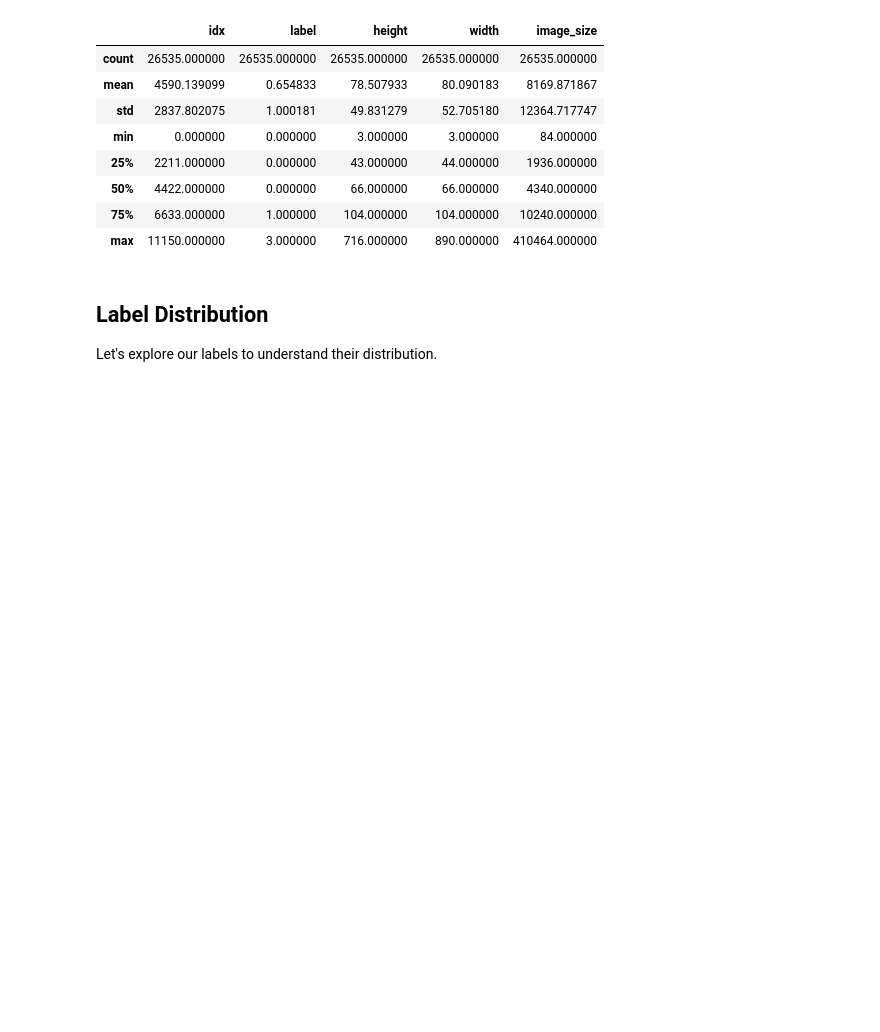
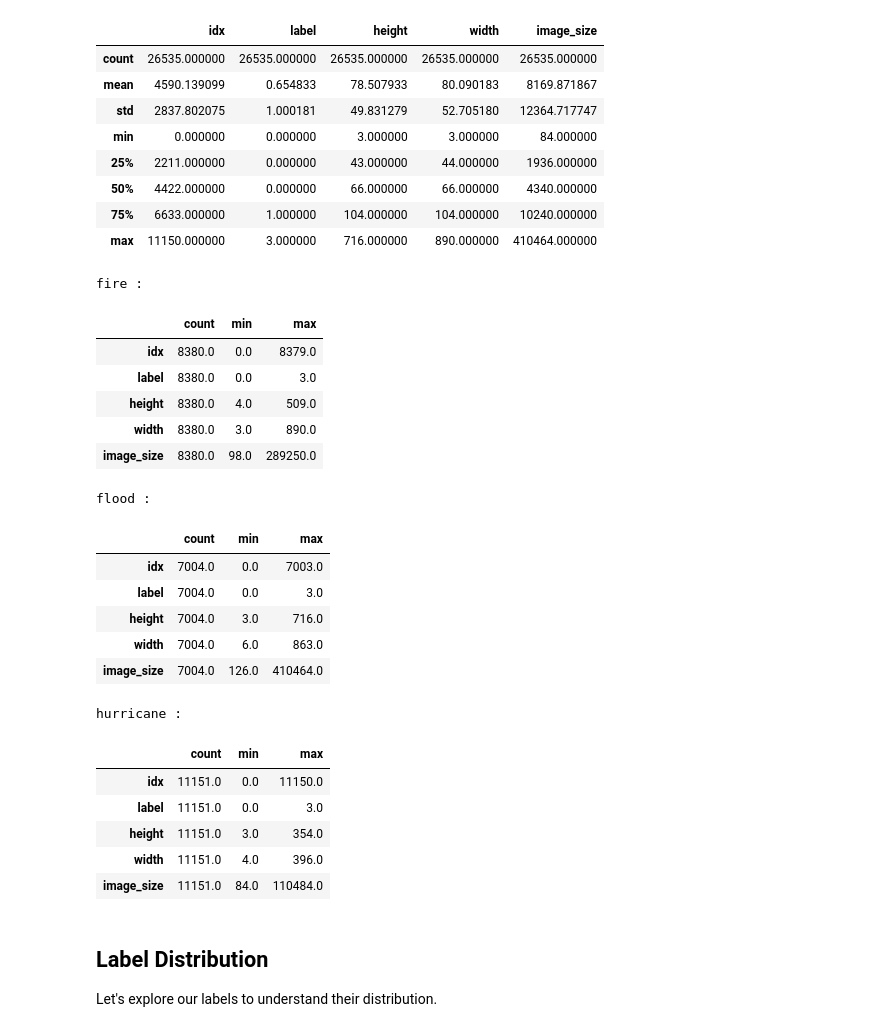
Before and after one commit to fractalclockwork/Data200, a Jupyter notebook: cv-satellite-images/Checkpoint_1_EDA.ipynb, the cells around one changed output. Saved outputs shown, nothing was run; the diff lists cells and outputs as text; code cells hidden in the pictures; blank space fills up the shorter version.

```diff
--- a/cv-satellite-images/Checkpoint_1_EDA.ipynb
+++ b/cv-satellite-images/Checkpoint_1_EDA.ipynb
@@ -101,6 +101,33 @@ df.describe()
 | 50% | 4422.000000 | 0.000000 | 66.000000 | 66.000000 | 4340.000000 |
 | 75% | 6633.000000 | 1.000000 | 104.000000 | 104.000000 | 10240.000000 |
 | max | 11150.000000 | 3.000000 | 716.000000 | 890.000000 | 410464.000000 |
+# %%
+type = ['fire', 'flood', 'hurricane']
+for t in type:
+    print(t,':')
+    display(df[df.disaster_type == t].describe().T[['count', 'min','max']])
+# %% [output]
+fire :
+|  | count | min | max |
+| idx | 8380.0 | 0.0 | 8379.0 |
+| label | 8380.0 | 0.0 | 3.0 |
+| height | 8380.0 | 4.0 | 509.0 |
+| width | 8380.0 | 3.0 | 890.0 |
+| image_size | 8380.0 | 98.0 | 289250.0 |
+flood :
+|  | count | min | max |
+| idx | 7004.0 | 0.0 | 7003.0 |
+| label | 7004.0 | 0.0 | 3.0 |
+| height | 7004.0 | 3.0 | 716.0 |
+| width | 7004.0 | 6.0 | 863.0 |
+| image_size | 7004.0 | 126.0 | 410464.0 |
+hurricane :
+|  | count | min | max |
+| idx | 11151.0 | 0.0 | 11150.0 |
+| label | 11151.0 | 0.0 | 3.0 |
+| height | 11151.0 | 3.0 | 354.0 |
+| width | 11151.0 | 4.0 | 396.0 |
+| image_size | 11151.0 | 84.0 | 110484.0 |
 # %% [markdown]
 ## Label Distribution
 
```
Also changed, not shown: parts of 6 cells of this notebook, 1 other file.
